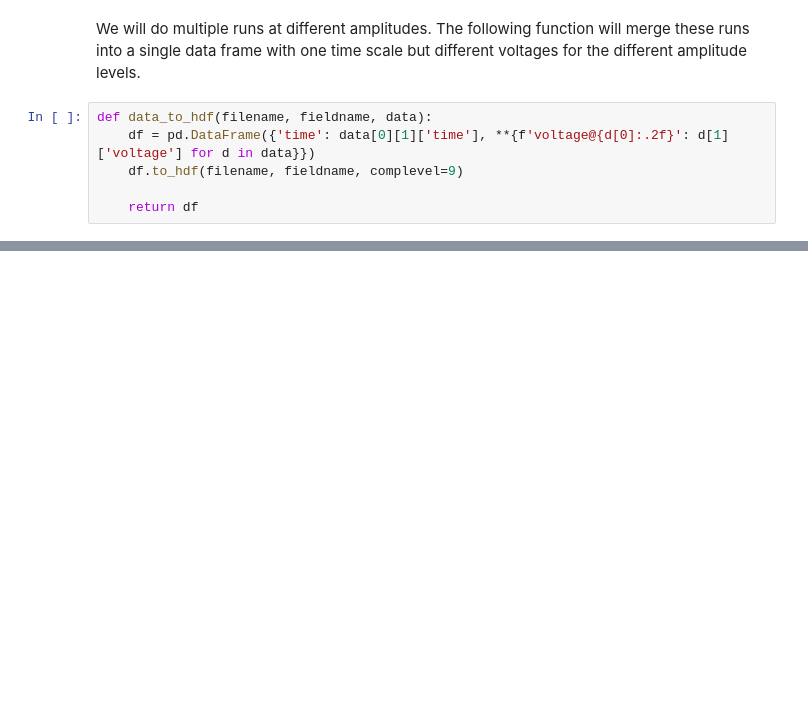
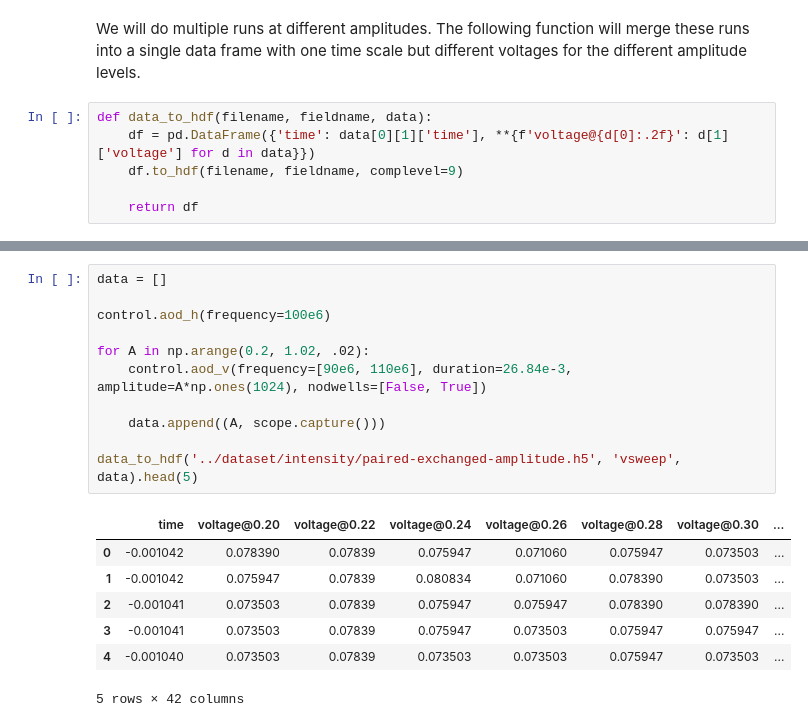
Before and after one commit to bodokaiser/bachelor-thesis, a Jupyter notebook: measurement/Intensity.ipynb, the cells around one changed output, grey strips where cells are left out. Saved outputs shown, nothing was run; the diff lists cells and outputs as text; blank space fills up the shorter version.

Commit message:
added intensity measurements

```diff
--- a/measurement/Intensity.ipynb
+++ b/measurement/Intensity.ipynb
@@ -107,0 +196,19 @@ data_to_hdf('../dataset/intensity/unpaired.h5', 'vertical_element_horizontal_soc
+# %%
+data = []
+
+control.aod_h(frequency=100e6)
+
+for A in np.arange(0.2, 1.02, .02):
+    control.aod_v(frequency=[90e6, 110e6], duration=26.84e-3, amplitude=A*np.ones(1024), nodwells=[False, True])
+
+    data.append((A, scope.capture()))
+
+data_to_hdf('../dataset/intensity/paired-exchanged-amplitude.h5', 'vsweep', data).head(5)
+# %% [output]
+|  | time | voltage@0.20 | voltage@0.22 | voltage@0.24 | voltage@0.26 | voltage@0.28 | voltage@0.30 | ... |
+| 0 | -0.001042 | 0.078390 | 0.07839 | 0.075947 | 0.071060 | 0.075947 | 0.073503 | ... |
+| 1 | -0.001042 | 0.075947 | 0.07839 | 0.080834 | 0.071060 | 0.078390 | 0.073503 | ... |
+| 2 | -0.001041 | 0.073503 | 0.07839 | 0.075947 | 0.075947 | 0.078390 | 0.078390 | ... |
+| 3 | -0.001041 | 0.073503 | 0.07839 | 0.075947 | 0.073503 | 0.075947 | 0.075947 | ... |
+| 4 | -0.001040 | 0.073503 | 0.07839 | 0.073503 | 0.073503 | 0.075947 | 0.073503 | ... |
+5 rows × 42 columns
```
Also changed, not shown: parts of 22 cells of this notebook, 2 other files.
